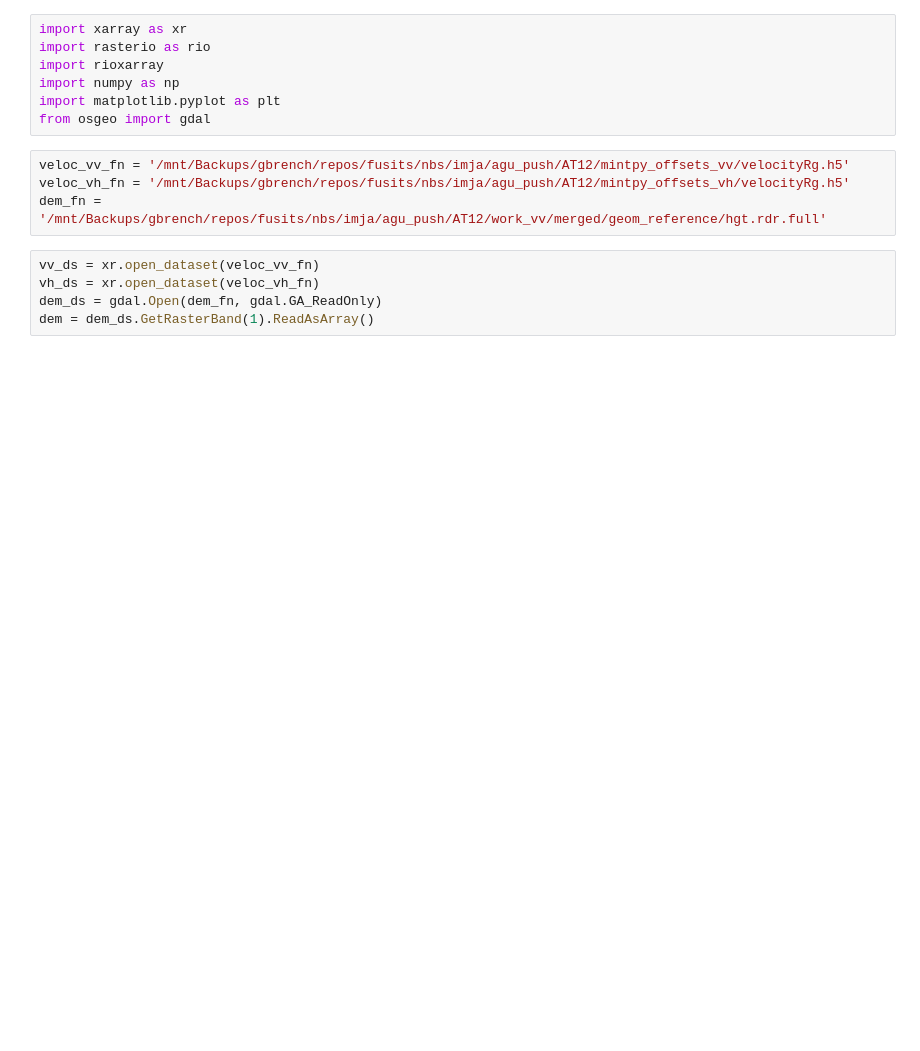
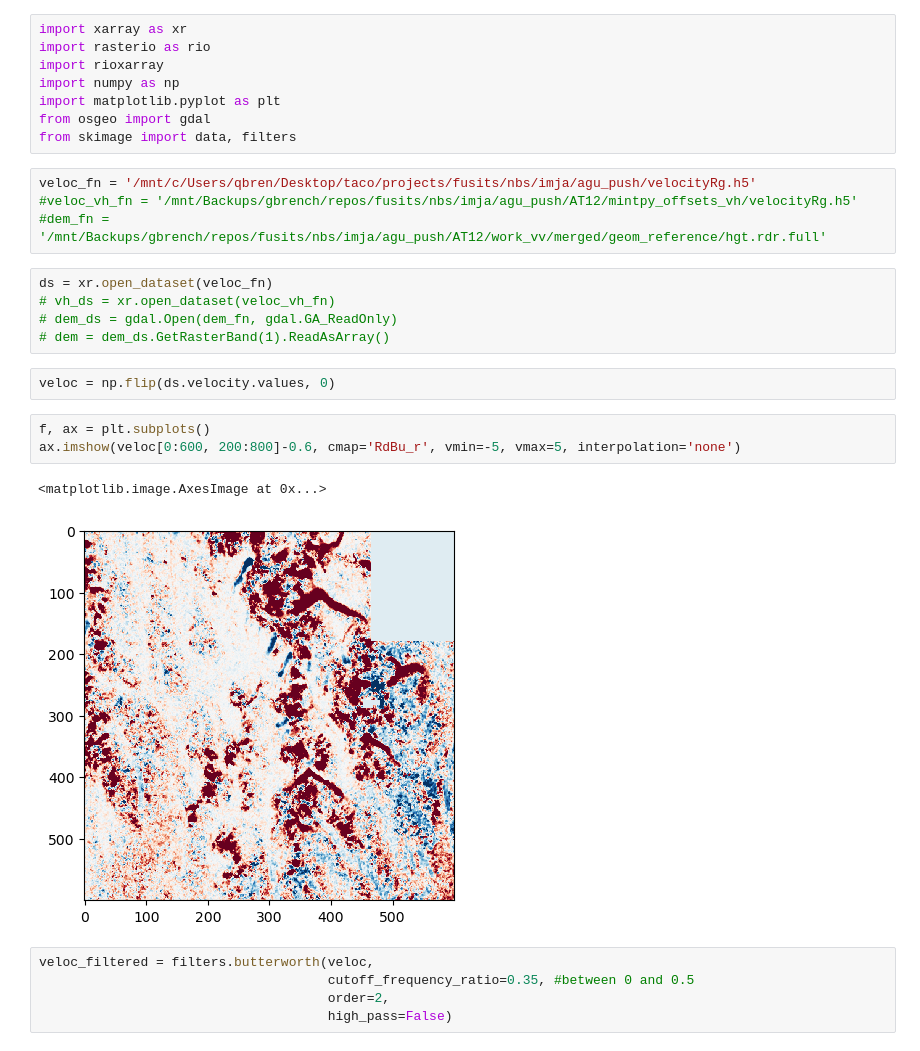
Before and after one commit to gbrencher/ffits, a Jupyter notebook: nbs/imja/agu_push/explore_offset_veloc.ipynb, the cells around one changed output. Cells and saved outputs as stored; diff of their text form; blank space fills up the shorter version.

Commit message:
wrapping offsets

```diff
--- a/nbs/imja/agu_push/explore_offset_veloc.ipynb
+++ b/nbs/imja/agu_push/explore_offset_veloc.ipynb
@@ -5,12 +5,26 @@ import rioxarray
 import numpy as np
 import matplotlib.pyplot as plt
 from osgeo import gdal
+from skimage import data, filters
 # %%
-veloc_vv_fn = '/mnt/Backups/gbrench/repos/fusits/nbs/imja/agu_push/AT12/mintpy_offsets_vv/velocityRg.h5'
-veloc_vh_fn = '/mnt/Backups/gbrench/repos/fusits/nbs/imja/agu_push/AT12/mintpy_offsets_vh/velocityRg.h5'
-dem_fn = '/mnt/Backups/gbrench/repos/fusits/nbs/imja/agu_push/AT12/work_vv/merged/geom_reference/hgt.rdr.full'
+veloc_fn = '/mnt/c/Users/qbren/Desktop/taco/projects/fusits/nbs/imja/agu_push/velocityRg.h5'
+#veloc_vh_fn = '/mnt/Backups/gbrench/repos/fusits/nbs/imja/agu_push/AT12/mintpy_offsets_vh/velocityRg.h5'
+#dem_fn = '/mnt/Backups/gbrench/repos/fusits/nbs/imja/agu_push/AT12/work_vv/merged/geom_reference/hgt.rdr.full'
 # %%
-vv_ds = xr.open_dataset(veloc_vv_fn)
-vh_ds = xr.open_dataset(veloc_vh_fn)
-dem_ds = gdal.Open(dem_fn, gdal.GA_ReadOnly)
-dem = dem_ds.GetRasterBand(1).ReadAsArray()
+ds = xr.open_dataset(veloc_fn)
+# vh_ds = xr.open_dataset(veloc_vh_fn)
+# dem_ds = gdal.Open(dem_fn, gdal.GA_ReadOnly)
+# dem = dem_ds.GetRasterBand(1).ReadAsArray()
+# %%
+veloc = np.flip(ds.velocity.values, 0)
+# %%
+f, ax = plt.subplots()
+ax.imshow(veloc[0:600, 200:800]-0.6, cmap='RdBu_r', vmin=-5, vmax=5, interpolation='none')
+# %% [output]
+<matplotlib.image.AxesImage at 0x...>
+[figure, added]
+# %%
+veloc_filtered = filters.butterworth(veloc,
+                                     cutoff_frequency_ratio=0.35, #between 0 and 0.5
+                                     order=2,
+                                     high_pass=False)
```
Also changed, not shown: parts of 7 cells of this notebook.
